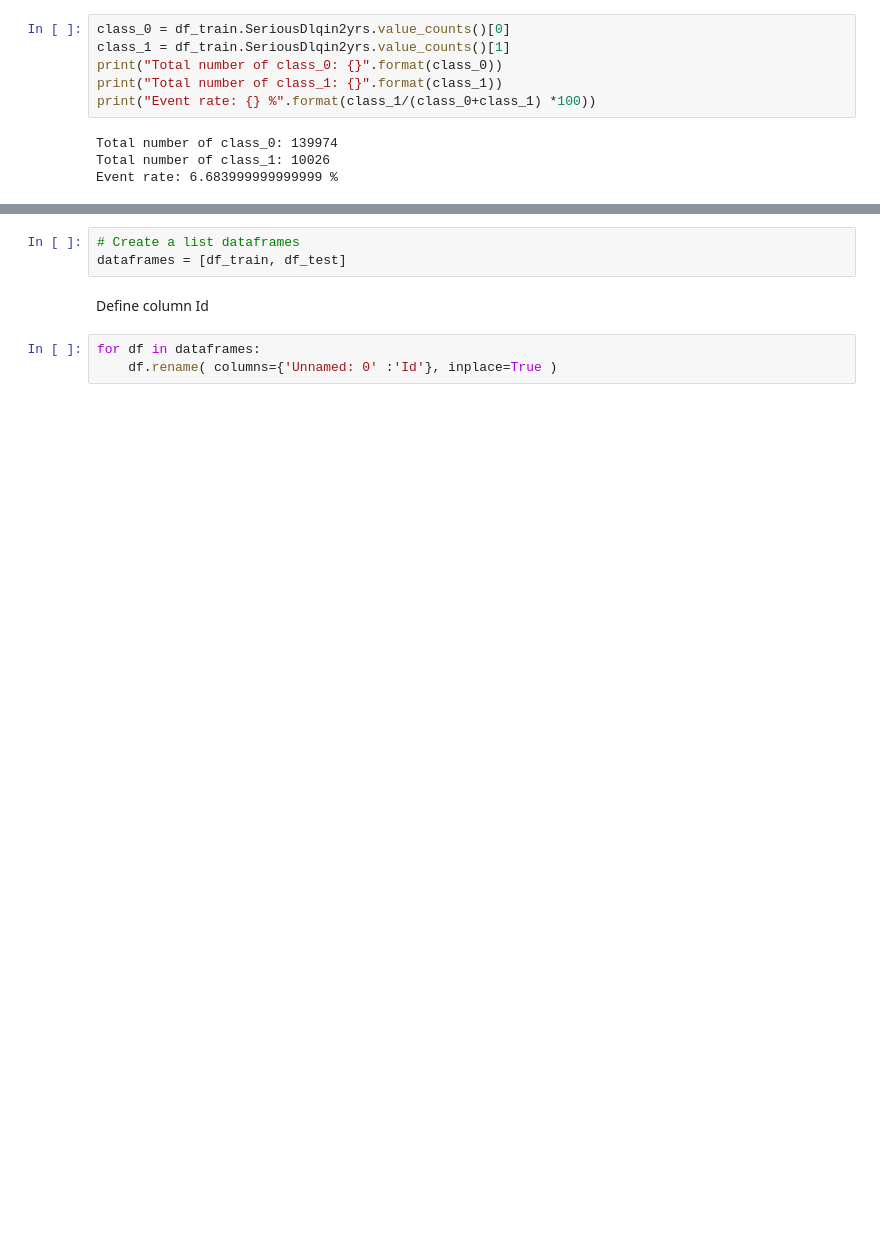
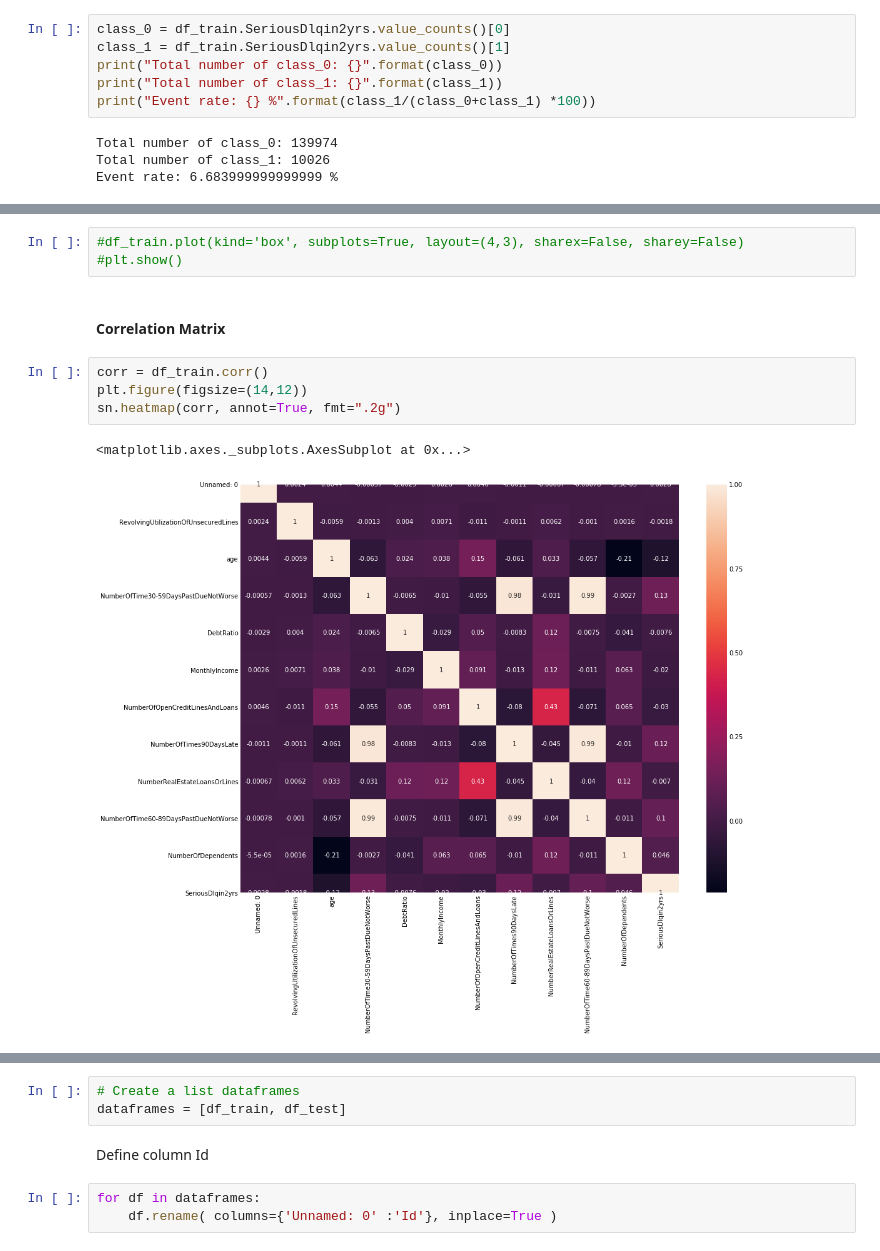
Before and after one commit to Simplon-IA-Bdx-1/give-me-some-credit-broques91, a Jupyter notebook: Give_Me_Some_Credit.ipynb, the cells around one changed output, grey strips where cells are left out. Cells and saved outputs as stored; diff of their text form; blank space fills up the shorter version.

```diff
--- a/Give_Me_Some_Credit.ipynb
+++ b/Give_Me_Some_Credit.ipynb
@@ -136,0 +198,12 @@ Event rate: 6.683999999999999 %
+# %%
+#df_train.plot(kind='box', subplots=True, layout=(4,3), sharex=False, sharey=False)
+#plt.show()
+# %% [markdown]
+#### Correlation Matrix
+# %%
+corr = df_train.corr()
+plt.figure(figsize=(14,12))
+sn.heatmap(corr, annot=True, fmt=".2g")
+# %% [output]
+<matplotlib.axes._subplots.AxesSubplot at 0x...>
+[figure, added]
```
Also changed, not shown: parts of 56 cells of this notebook, 3 other files.
